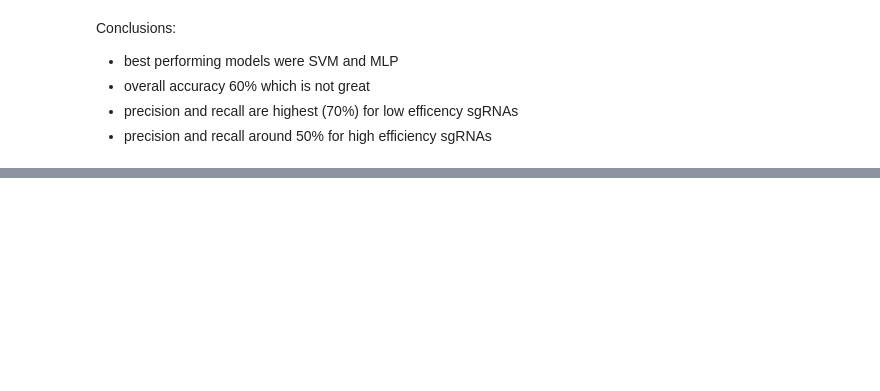
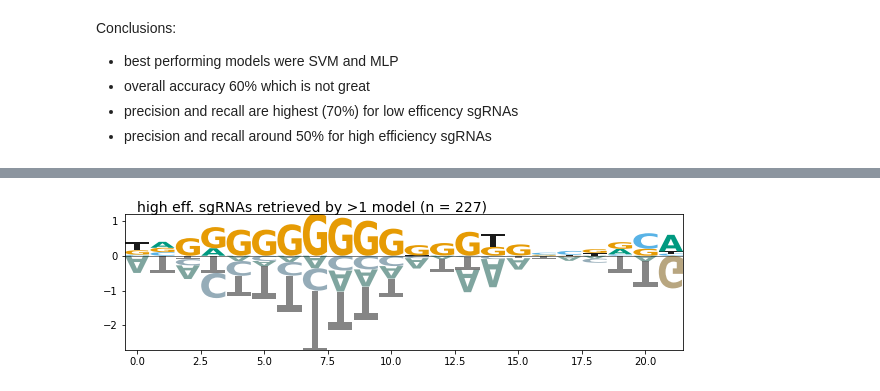
Before and after one commit to m-jahn/R-notebook-crispri-lib, a Jupyter notebook: sgRNA_library_V2/pipeline/sgRNA_ML_analysis.ipynb, the cells around one changed output, grey strips where cells are left out. Drawn from its saved outputs; the diff is of its cells as text; code cells hidden in the pictures; blank space fills up the shorter version.

```diff
--- a/sgRNA_library_V2/pipeline/sgRNA_ML_analysis.ipynb
+++ b/sgRNA_library_V2/pipeline/sgRNA_ML_analysis.ipynb
@@ -607,0 +632,15 @@ Conclusions:
+# %%
+# logical with length of test data set indexing subset of
+# true positive AND model positive sgRNAs
+i_modelpos = i_test[np.logical_and(y_test_class == 1, list_high_eff >= 2)]
+i_nodelneg = i_test[np.logical_and(y_test_class == 1, list_high_eff <  2)]
+# %%
+# Logo for high efficiency sgRNAs identified by ML models
+plot_logo(
+    fasta_df_reduced.iloc[i_modelpos].seq_inv,
+    title = 'high eff. sgRNAs retrieved by >1 model',
+    ylim = [-2.7, 1.2])
+
+plt.savefig('../figures/logo_ML_1.svg')
+# %% [output]
+[figure, added]
```
Also changed, not shown: parts of 26 cells of this notebook.
